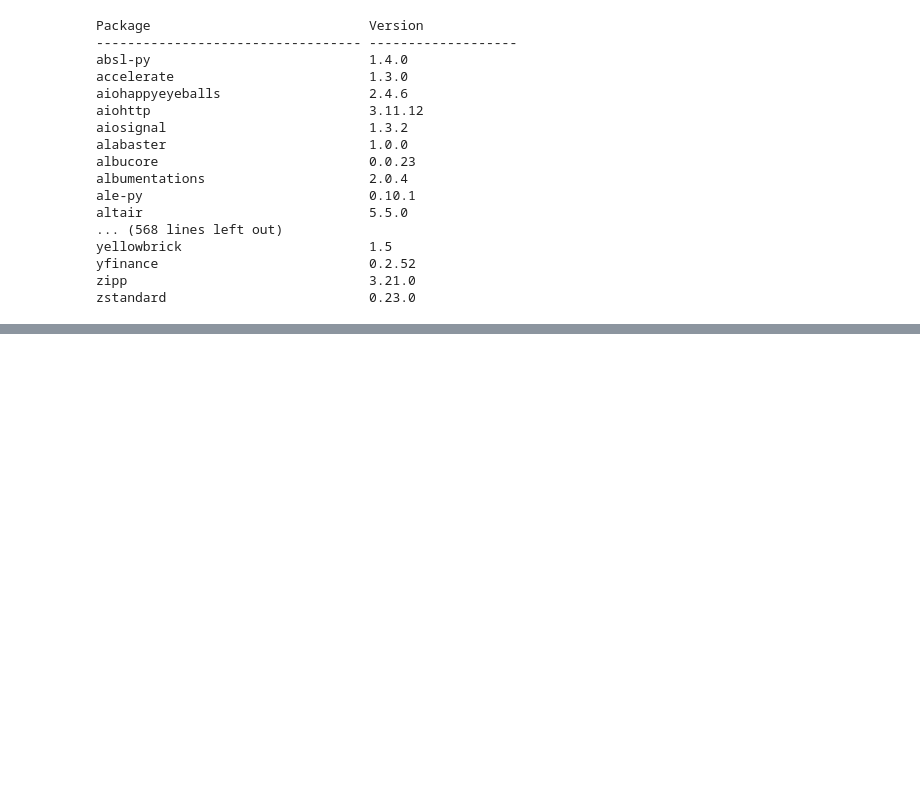
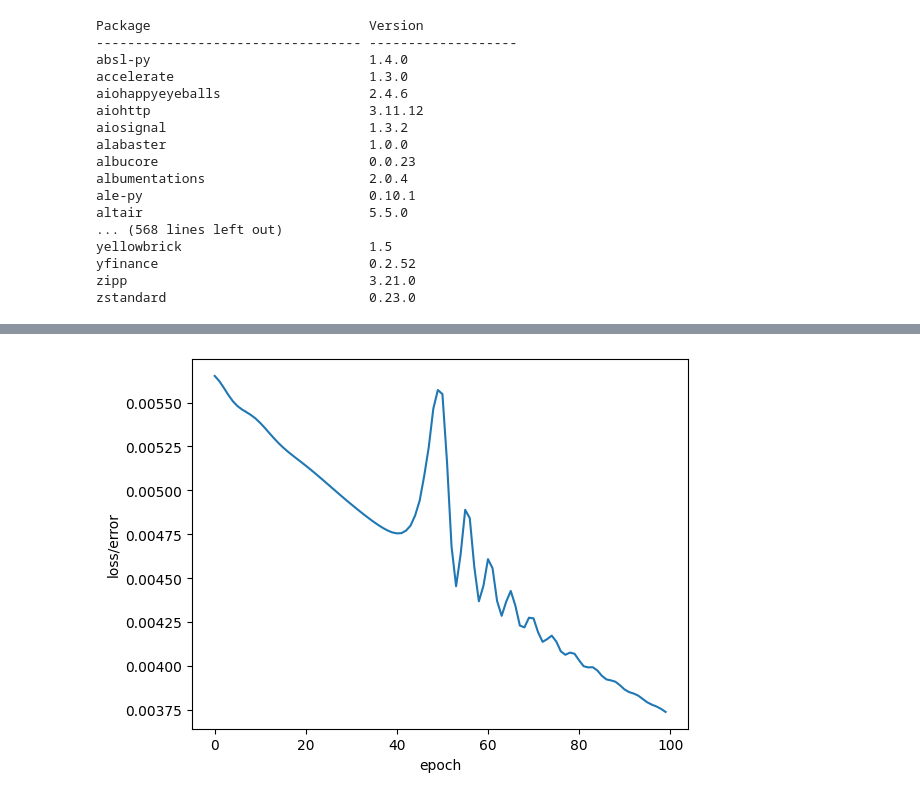
Before and after one commit to SomValentino/pytorch, a Jupyter notebook: Intro_To_Colab.ipynb, the cells around one changed output, grey strips where cells are left out. Saved outputs shown, nothing was run; the diff lists cells and outputs as text; code cells hidden in the pictures; blank space fills up the shorter version.

Commit message:
Trained model

```diff
--- a/Intro_To_Colab.ipynb
+++ b/Intro_To_Colab.ipynb
@@ -24,0 +146,26 @@ zstandard                          0.23.0
+# %%
+from sklearn.model_selection import train_test_split
+X_train, X_test, y_train, y_test = train_test_split(X, y, test_size=0.2, random_state=41)
+# %%
+X_train = torch.FloatTensor(X_train)
+X_test = torch.FloatTensor(X_test)
+y_train = torch.LongTensor(y_train).squeeze()
+y_test = torch.LongTensor(y_test).squeeze()
+# %%
+# set criterion to measure the error of our model
+criterion = nn.CrossEntropyLoss()
+# set the optimizer
+optimizer = torch.optim.Adam(model.parameters(), lr=0.01)
+# %%
+# Train the model
+epochs = 100
+losses = []
+for epoch in range(epochs):
+    y_pred = model.forward(X_train)
+    loss = criterion(y_pred, y_train)
+    losses.append(loss.detach().numpy())
+    if epoch % 10 == 0:
+        print(f'Epoch: {epoch} Loss: {loss}')
+    optimizer.zero_grad()
+    loss.backward()
+    optimizer.step()
@@ -24,0 +183,7 @@ zstandard                          0.23.0
+# %%
+plt.plot(range(epochs), losses)
+plt.ylabel('loss/error')
+plt.xlabel('epoch')
+plt.show()
+# %% [output]
+[figure, added]
```
Also changed, not shown: parts of 10 cells of this notebook.
